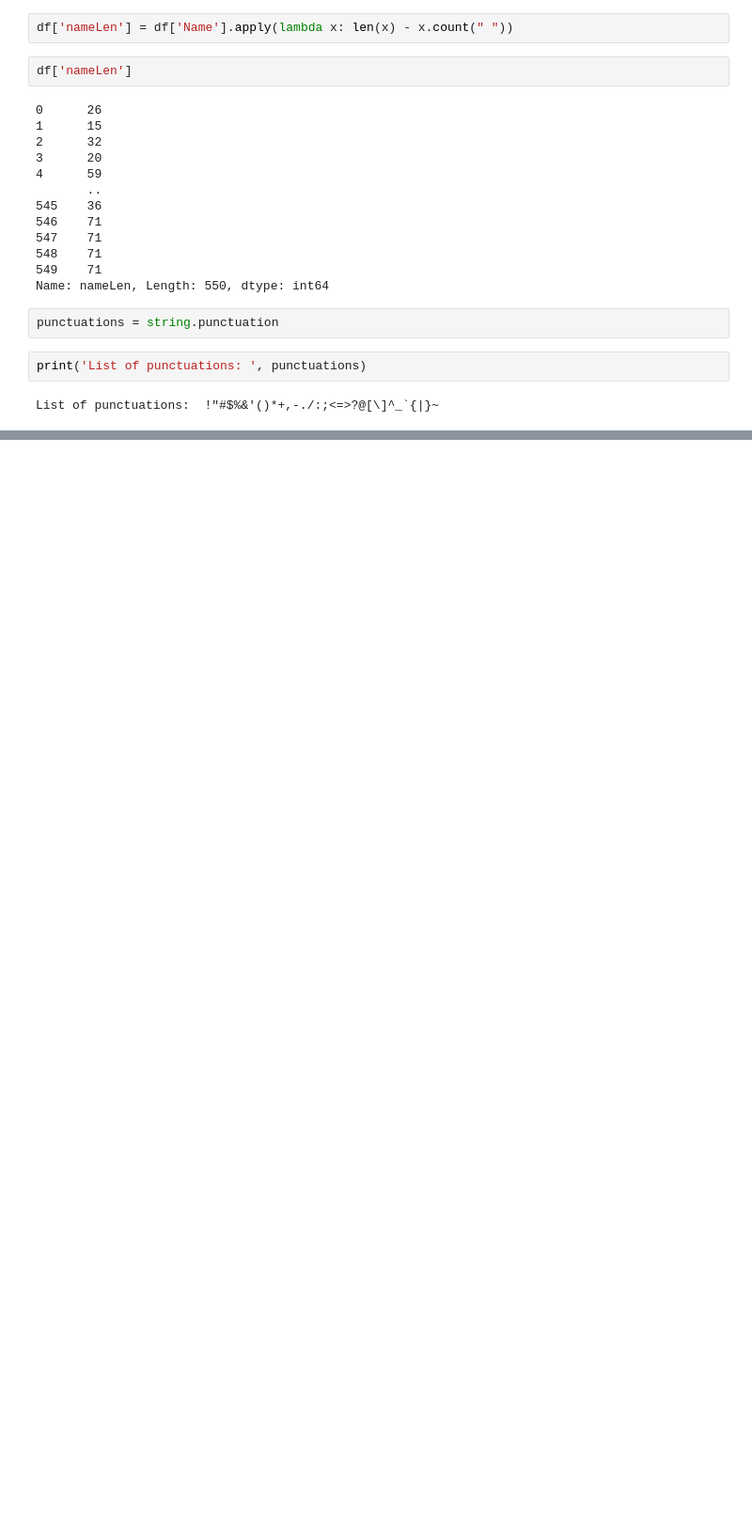
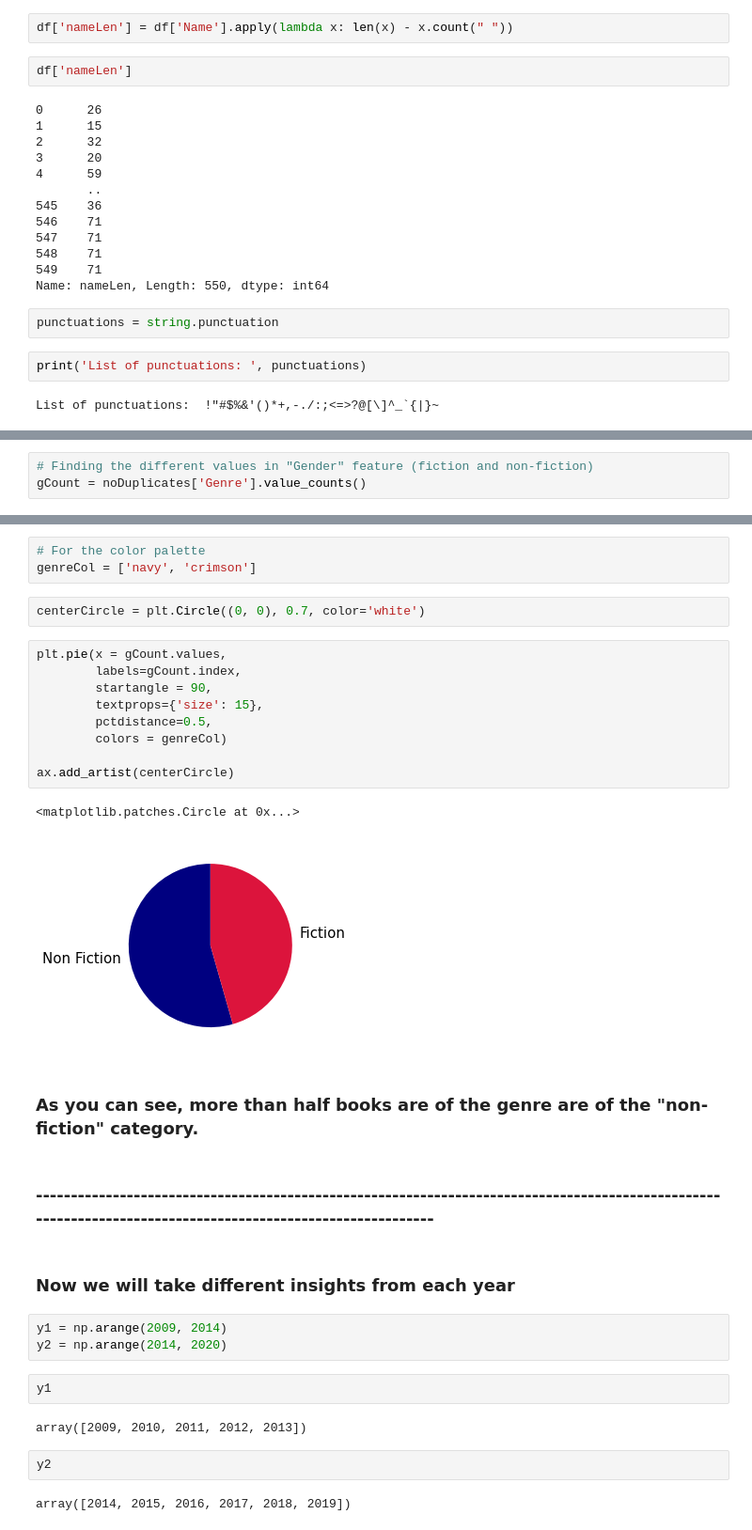
Before and after one commit to JackJJCodes/AmazonBestSellingBooks-Analysis, a Jupyter notebook: Data-Analysis.ipynb, the cells around one changed output, grey strips where cells are left out. Shown at 94% size. Saved outputs shown, nothing was run; the diff lists cells and outputs as text; blank space fills up the shorter version.

```diff
--- a/Data-Analysis.ipynb
+++ b/Data-Analysis.ipynb
@@ -73,0 +71,3 @@ TypeError: unsupported operand type(s) for /: 'int' and 'tuple'
+# %%
+# Finding the different values in "Gender" feature (fiction and non-fiction)
+gCount = noDuplicates['Genre'].value_counts()
@@ -73,0 +78,34 @@ TypeError: unsupported operand type(s) for /: 'int' and 'tuple'
+# %%
+# For the color palette
+genreCol = ['navy', 'crimson']
+# %%
+centerCircle = plt.Circle((0, 0), 0.7, color='white')
+# %%
+plt.pie(x = gCount.values,
+        labels=gCount.index,
+        startangle = 90,
+        textprops={'size': 15},
+        pctdistance=0.5,
+        colors = genreCol)
+
+ax.add_artist(centerCircle)
+# %% [output]
+<matplotlib.patches.Circle at 0x...>
+[figure, added]
+# %% [markdown]
+### As you can see, more than half books are of the genre are of the "non-fiction" category.
+# %% [markdown]
+### -----------------------------------------------------------------------------------------------------------------------------------------------------------
+# %% [markdown]
+### Now we will take different insights from each year
+# %%
+y1 = np.arange(2009, 2014)
+y2 = np.arange(2014, 2020)
+# %%
+y1
+# %% [output]
+array([2009, 2010, 2011, 2012, 2013])
+# %%
+y2
+# %% [output]
+array([2014, 2015, 2016, 2017, 2018, 2019])
```
Also changed, not shown: parts of 12 cells of this notebook.
